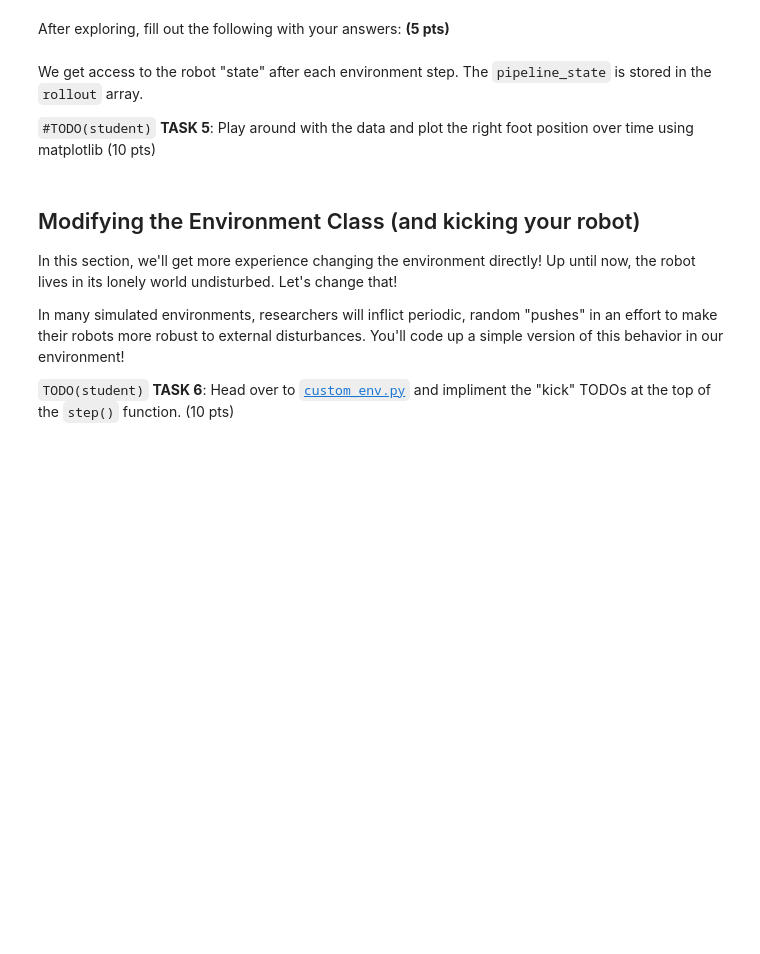
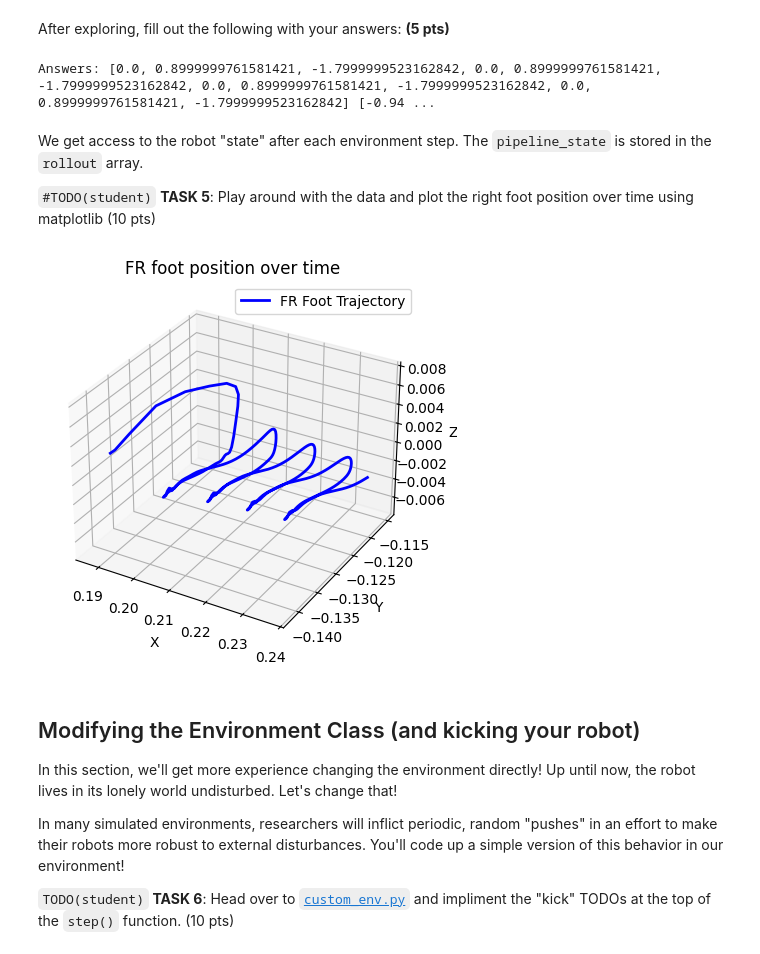
Before and after one commit to JustinMLu/cse598, a Jupyter notebook: lab02-playground-intro/02_lab_student.ipynb, the cells around one changed output. Saved outputs shown, nothing was run; the diff lists cells and outputs as text; code cells hidden in the pictures; blank space fills up the shorter version.

```diff
--- a/lab02-playground-intro/02_lab_student.ipynb
+++ b/lab02-playground-intro/02_lab_student.ipynb
@@ -481,8 +481,11 @@ rollout = [state.pipeline_state]
 for i in range(500):
     # TODO(student): Modify and change the action below, think about what happens. What happens?
     # What does the zero action do? How is it defined?
-    action = jp.zeros(env.sys.nu)
+    action = 1.2 * jp.cos(0.05*i) * jp.ones(env.sys.nu)
 
+    # Invert one side of the hip motors
+    action = action.at[0].set(-action[0])  # FL hip
+    action = action.at[6].set(-action[6])  # RL hip
     # Take a step in the environment
     state = jit_step(state, action)
 
@@ -504,11 +507,13 @@ media.show_video(env.render(rollout, camera="track"), fps=1.0 / env.dt)
 After exploring, fill out the following with your answers: **(5 pts)**
 # %%
 #TODO: Fill out the following
-initial_joint_values = None
-min_joint_values = None
-max_joint_values = None
+initial_joint_values = env._init_q[7:].tolist() #tolist for less whitespace
+min_joint_values = env.lowers.tolist()
+max_joint_values = env.uppers.tolist()
 
 print("Answers:", initial_joint_values, min_joint_values, max_joint_values)
+# %% [output]
+Answers: [0.0, 0.8999999761581421, -1.7999999523162842, 0.0, 0.8999999761581421, -1.7999999523162842, 0.0, 0.8999999761581421, -1.7999999523162842, 0.0, 0.8999999761581421, -1.7999999523162842] [-0.94 ...
 # %% [markdown]
 We get access to the robot "state" after each environment step. The `pipeline_state` is stored in the `rollout` array.
 
@@ -516,29 +521,52 @@ We get access to the robot "state" after each environment step. The `pipeline_st
 # %%
 # TODO(student): Use the "rollout" variable to plot the position of the front
 # right foot over time while performing some non-zero action
 
 import mujoco
 import matplotlib.pyplot as plt
 
 #TODO(student). Use the function mujoco.mj_name2id to get the geom id of the front right foot.
 # You can find an in the custom_env.py file, however, the "type" parameter will no longer be a body, but a geom.
-fr_foot_geom_id = None
+
+# === This is how we did it earlier: ===
+# geom_id = mujoco.mj_name2id(
+#     mj_model,
+#     mujoco.mjtObj.mjOBJ_GEOM, # Specify to look for a geom
+#     geom_name
+# )
+# ======================================
+
+fr_foot_geom_id = mujoco.mj_name2id(
+    env.sys.mj_model,
+    mujoco.mjtObj.mjOBJ_GEOM,
+    "FR" # Found in go2.xml
+)
 
 foot_poses = []
 
 for state in rollout:
     # TODO(student): access the position of the front right foot using the fr_foot_geom_id you calculated.
     # hint: remember the xyz position of geoms are stored in the geom_xpos property of the MjData object.
-    foot_pos = None
+    foot_pos = state.geom_xpos[fr_foot_geom_id]
     foot_poses.append(np.array(foot_pos))
 
 
 
 foot_poses = np.stack(foot_poses)
 
 fig = plt.figure()
 ax = fig.add_subplot(111, projection='3d')
+
+ax.plot(foot_poses[:, 0], foot_poses[:, 1], foot_poses[:, 2], 'b-', linewidth=2, label='FR Foot Trajectory')
+
+ax.set_xlabel('X')
+ax.set_ylabel('Y')
+ax.set_zlabel('Z')
+ax.set_title('FR foot position over time')
+ax.legend()
 plt.show()
+# %% [output]
+[figure, added]
 # %% [markdown]
 ## Modifying the Environment Class (and kicking your robot)
 
```
Also changed, not shown: parts of 7 cells of this notebook, 1 other file.
